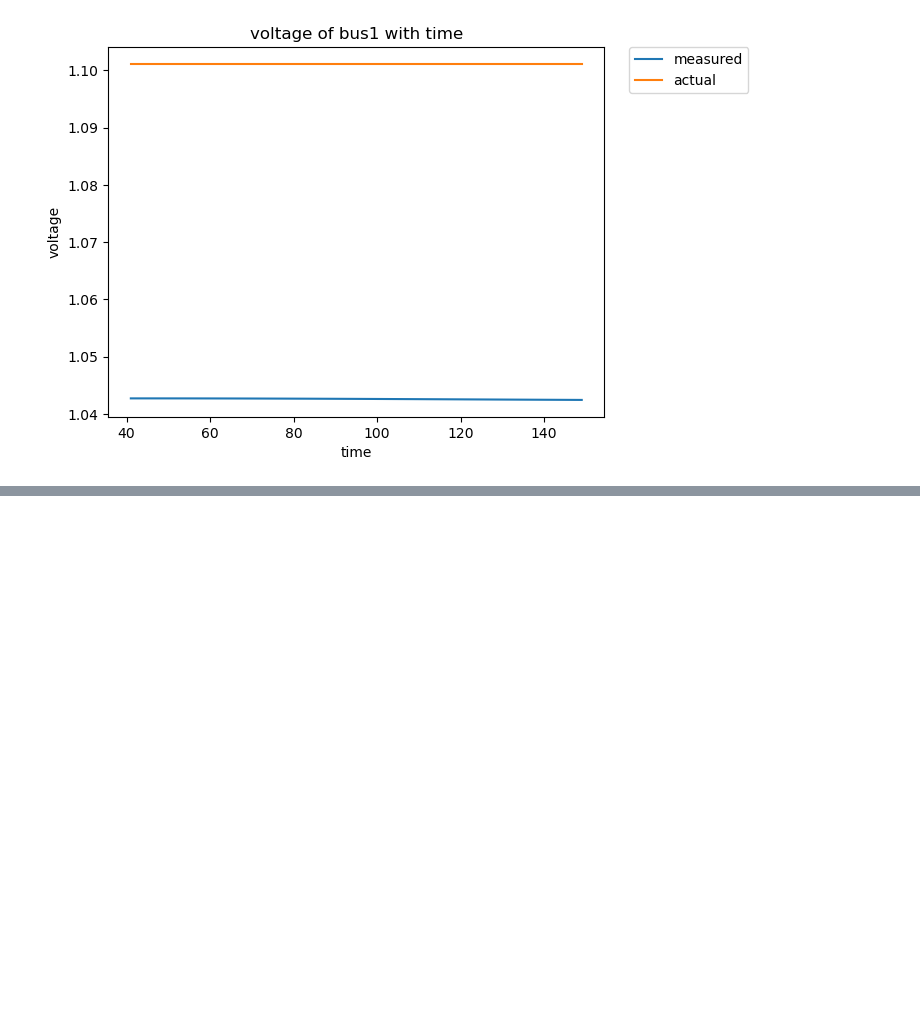
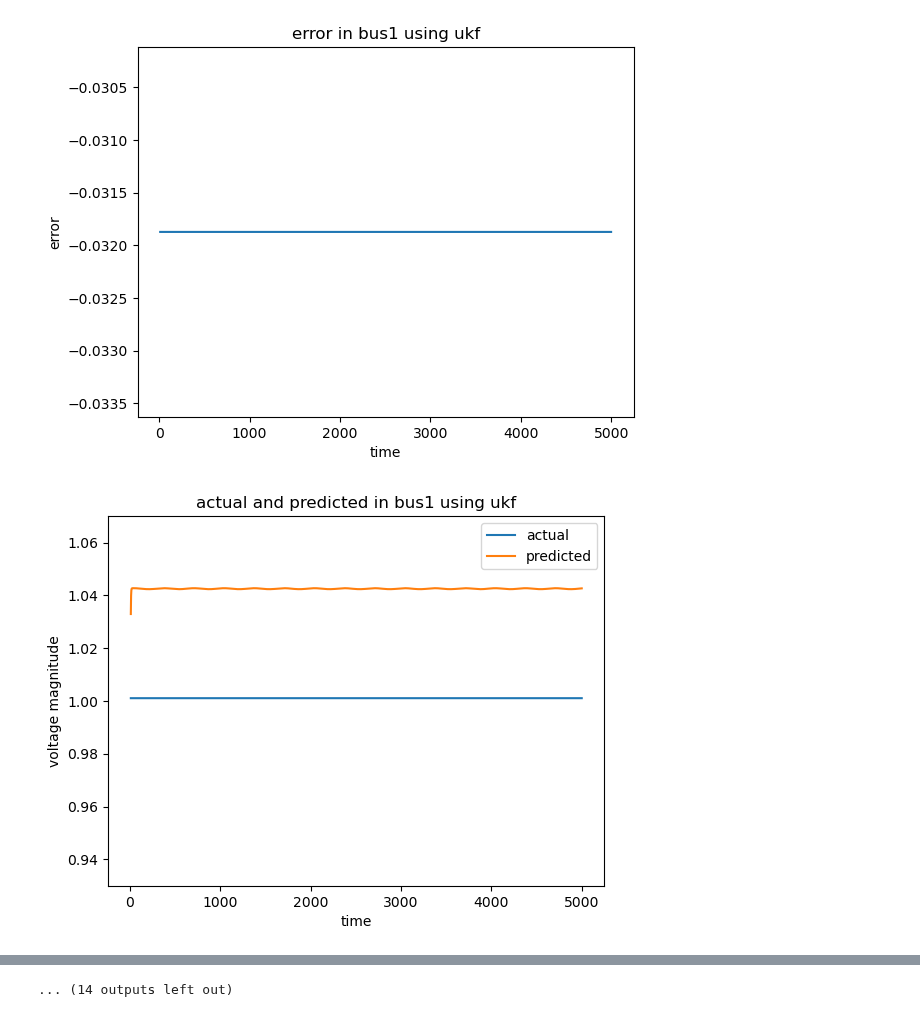
Before and after one commit to ayush-thakur/DSE_IEEE_14_bus, a Jupyter notebook: DSE_UKF_2.ipynb, the cells around one changed output, grey strips where cells are left out. Drawn from its saved outputs; the diff is of its cells as text; code cells hidden in the pictures; blank space fills up the shorter version.

```diff
--- a/DSE_UKF_2.ipynb
+++ b/DSE_UKF_2.ipynb
@@ -436,9 +436,12 @@ x_g=[]
 y_g=[]
 df=pd.read_csv("data/validation_states1.csv")
 y_actual=[]
+y_error=[]
 for i2 in range(14):
     y_g.append([])
-for i in range (1,150):
+    y_error.append([])
+    y_actual.append([])
+for i in range (1,5000):
     # h1=Hx(kf.x)
     zdata = zdatas(i)
     z1 = zdata[:,2]
@@ -456,41 +459,68 @@ for i in range (1,150):
     # print(i,end="  ")
     # print("state \n\n",kf.x[13:])
 
     c+=1
-    if(c>40):
+    c1=0
+    if(c>10):
         for i1 in range(13,27):
+            if(i1==19):
+                continue
             y_g[i1-13].append(kf.x[i1])
+            y_error[i1-13].append((df[f'Subsystem #1|CTLs|Vars|Vrms_{i1-13+1}'][0]/11)-y_g[i1-13][c1])
+            y_actual[i1-13].append(df[f'Subsystem #1|CTLs|Vars|Vrms_{i1-13+1}'][0]/11)
 
         x_g.append(i)
-        y_actual.append(df['Subsystem #1|CTLs|Vars|Vrms_1'][0]/10)
+        # y_actual.append(df['Subsystem #1|CTLs|Vars|Vrms_1'][0]/11.1)
+        c1+=1
+
 
         # plot.plot(range(1,nbus+1),kf.x[13:],label=f'{i}')
     # if(i%1000==0):
     # plot.title('Voltage Magnitude')
     # plot.xlabel('Bus number')
     # plot.ylabel('Magnitude (p.u.)')
     # plot.xlim(1,nbus)
     # plot.show()
 
 
 
     # ++++++++++++++++++++++
     # end of the results
     # ===================
-
+for i2 in range(14):
+    # plot.plot(x_g,y_g[i2],label=f'bus {i2}')
+    if(i2==6):
+        continue
+    plot.plot(x_g,y_error[i2],label=f"error")
+    ax=plot.gca()
+    # ax.set_ylim(0.001750,0.001775)
+    plot.title(f'error in bus{i2+1} using ukf')
+    plot.xlabel('time')
+    plot.ylabel('error')
+    plot.show()
+    plot.plot(x_g,y_actual[i2],label=f"actual")
+    plot.plot(x_g,y_g[i2],label=f"predicted")
+    ax=plot.gca()
+    ax.set_ylim(0.93,1.07)
+    plot.title(f'actual and predicted in bus{i2+1} using ukf')
+    plot.xlabel('time')
+    plot.ylabel('voltage magnitude')
+    plot.legend()
+    plot.show()
 # for i2 in range(14):
 #     plot.plot(x_g,y_g[i2],label=f'bus {i2}')
-plot.plot(x_g,y_g[0],label="measured")
-plot.plot(x_g,y_actual,label="actual")
-plot.title('voltage of bus1 with time')
-plot.xlabel('time')
-plot.ylabel('voltage')
-plot.legend(bbox_to_anchor=(1.05,1),loc='upper left', borderaxespad=0)
-plot.show()
+# plot.plot(x_g,y_g[0],label="measured")
+# plot.plot(x_g,y_actual,label="actual")
+# plot.title('voltage of bus1 with time')
+# plot.xlabel('time')
+# plot.ylabel('voltage')
+# plot.legend(bbox_to_anchor=(1.05,1),loc='upper left', borderaxespad=0)
+# plot.show()
 # plot.title('Voltage Magnitude')
 # plot.xlabel('Bus number')
 # plot.ylabel('Magnitude (p.u.)')
 # plot.xlim(1,nbus)
 # plot.show()
 # %% [output]
-[figure, old version]
+[figure, new version]
+[figure, added]
@@ -496,0 +537 @@ plot.show()
+... (14 outputs left out)
```
Also changed, not shown: parts of 1 cell of this notebook, 2 other files.
